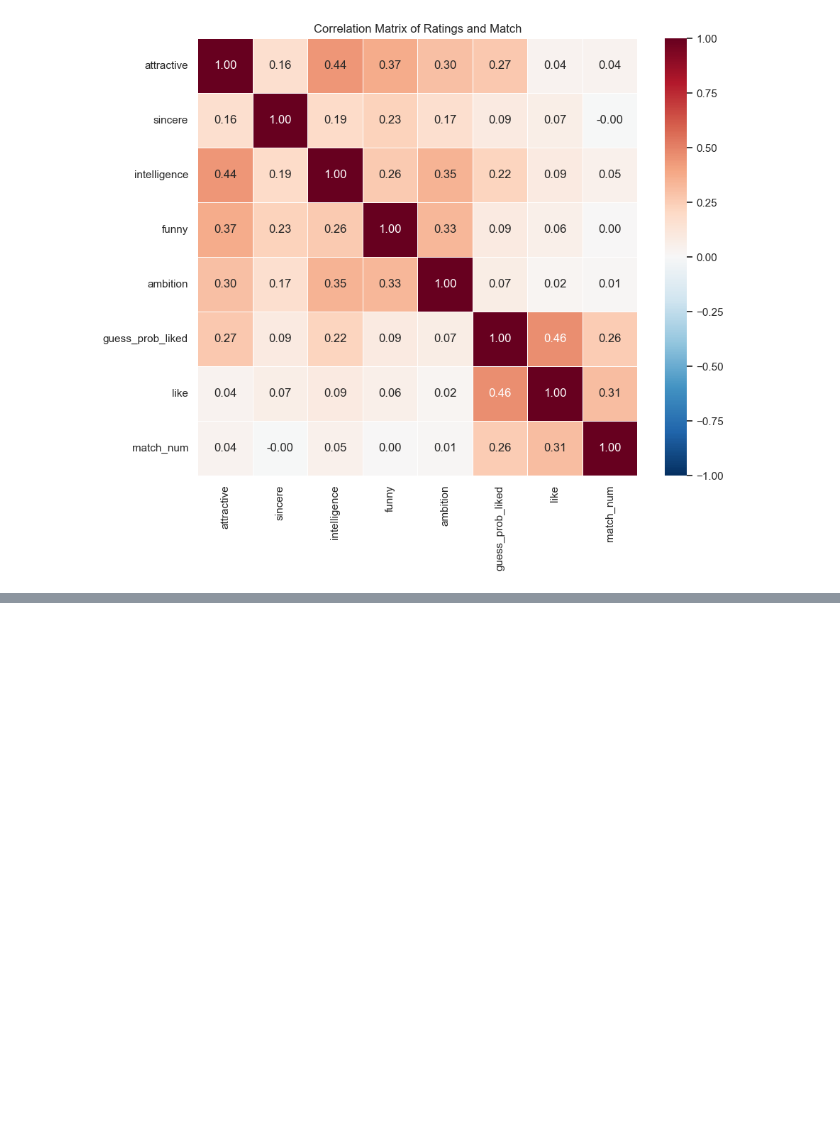
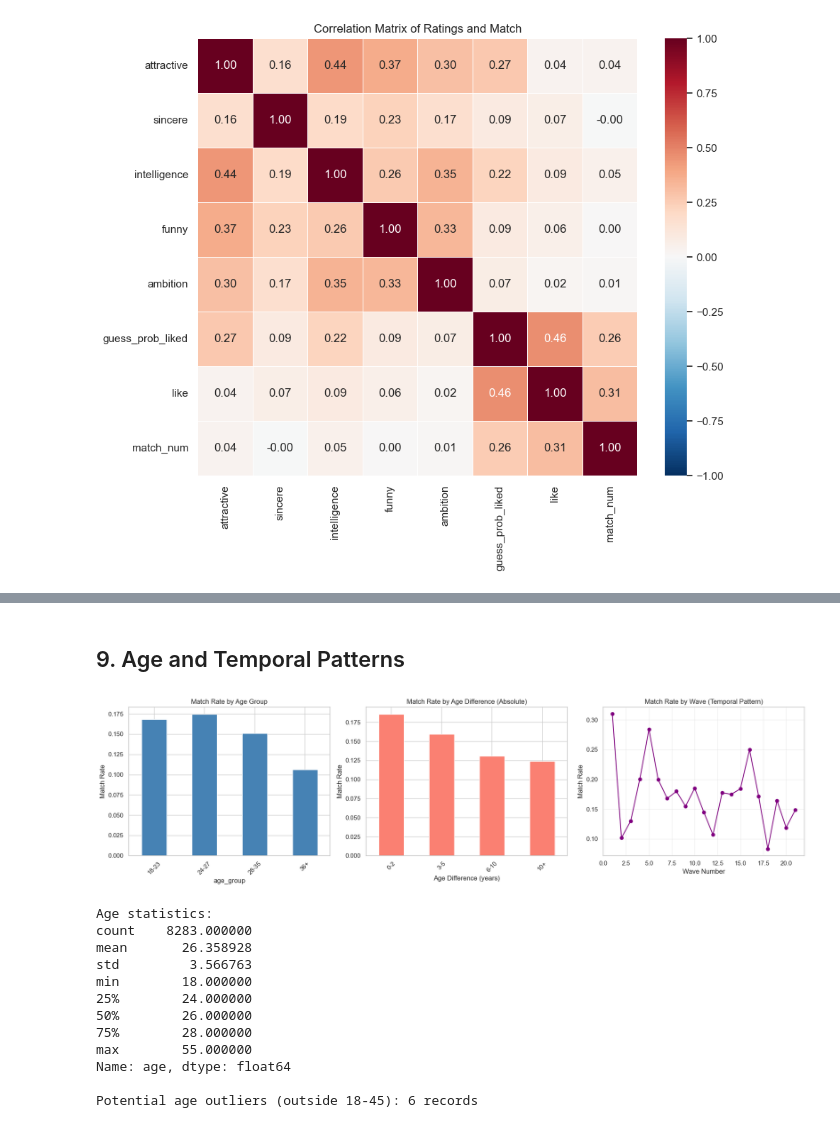
Before and after one commit to sahurai/NSIETE-Project-1, a Jupyter notebook: notebooks/EDA.ipynb, the cells around one changed output, grey strips where cells are left out. Saved outputs shown, nothing was run; the diff lists cells and outputs as text; code cells hidden in the pictures; blank space fills up the shorter version.

```diff
--- a/notebooks/EDA.ipynb
+++ b/notebooks/EDA.ipynb
@@ -199,0 +284,55 @@ plt.show()
+# %% [markdown]
+## 9. Age and Temporal Patterns
+# %%
+# Age analysis
+fig, axes = plt.subplots(1, 3, figsize=(18, 5))
+
+# 1. Match rate by age groups
+df['age_group'] = pd.cut(df['age'], bins=[18, 23, 27, 35, 60], labels=['18-23', '24-27', '28-35', '36+'])
+age_match = df.groupby('age_group')['match_num'].agg(['mean', 'count'])
+age_match['mean'].plot(kind='bar', ax=axes[0], color='steelblue')
+axes[0].set_title('Match Rate by Age Group')
+axes[0].set_ylabel('Match Rate')
+axes[0].set_xticklabels(age_match.index, rotation=45)
+
+# 2. Age difference impact
+df['d_age'] = pd.to_numeric(df['d_age'], errors='coerce')
+df['age_diff_abs'] = df['d_age'].abs()
+df['age_diff_group'] = pd.cut(df['age_diff_abs'], bins=[0, 2, 5, 10, 30], labels=['0-2', '3-5', '6-10', '10+'])
+age_diff_match = df.groupby('age_diff_group')['match_num'].agg(['mean', 'count'])
+age_diff_match['mean'].plot(kind='bar', ax=axes[1], color='salmon')
+axes[1].set_title('Match Rate by Age Difference (Absolute)')
+axes[1].set_ylabel('Match Rate')
+axes[1].set_xlabel('Age Difference (years)')
+axes[1].set_xticklabels(age_diff_match.index, rotation=45)
+
+# 3. Match rate by wave (temporal pattern)
+df['wave'] = pd.to_numeric(df['wave'], errors='coerce')
+wave_match = df.groupby('wave')['match_num'].agg(['mean', 'count'])
+wave_match['mean'].plot(kind='line', ax=axes[2], marker='o', color='purple')
+axes[2].set_title('Match Rate by Wave (Temporal Pattern)')
+axes[2].set_ylabel('Match Rate')
+axes[2].set_xlabel('Wave Number')
+axes[2].grid(True, alpha=0.3)
+
+plt.tight_layout()
+plt.show()
+
+# Outlier detection in age
+print(f"\nAge statistics:")
+print(df['age'].describe())
+print(f"\nPotential age outliers (outside 18-45): {((df['age'] < 18) | (df['age'] > 45)).sum()} records")
+# %% [output]
+[figure, added]
+Age statistics:
+count    8283.000000
+mean       26.358928
+std         3.566763
+min        18.000000
+25%        24.000000
+50%        26.000000
+75%        28.000000
+max        55.000000
+Name: age, dtype: float64
+
+Potential age outliers (outside 18-45): 6 records
```
Also changed, not shown: parts of 24 cells of this notebook, 1 other file.
